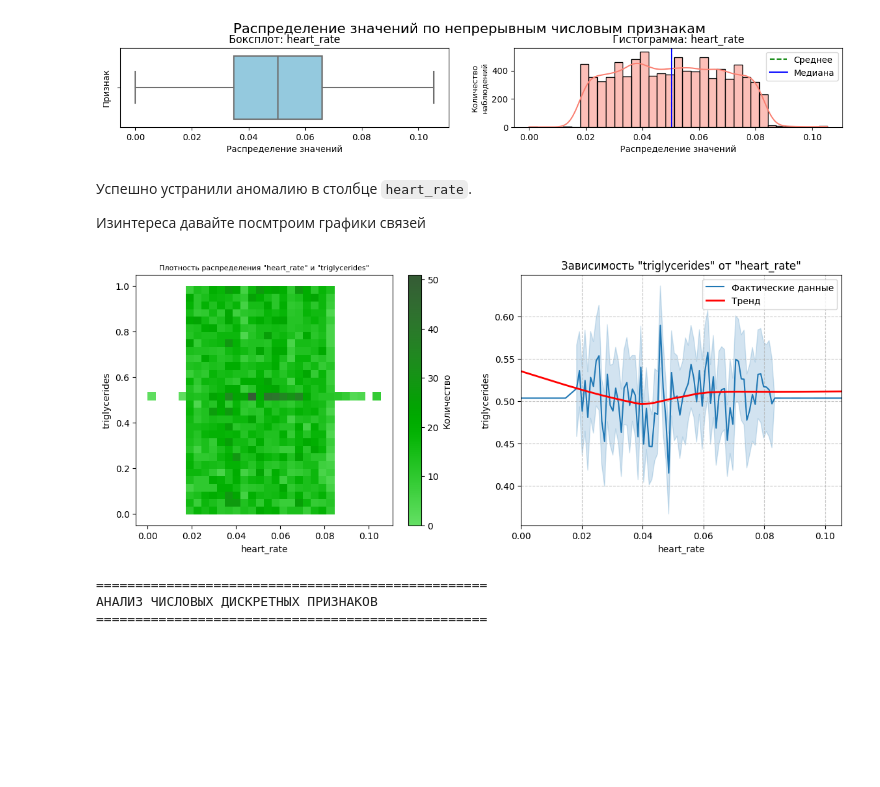
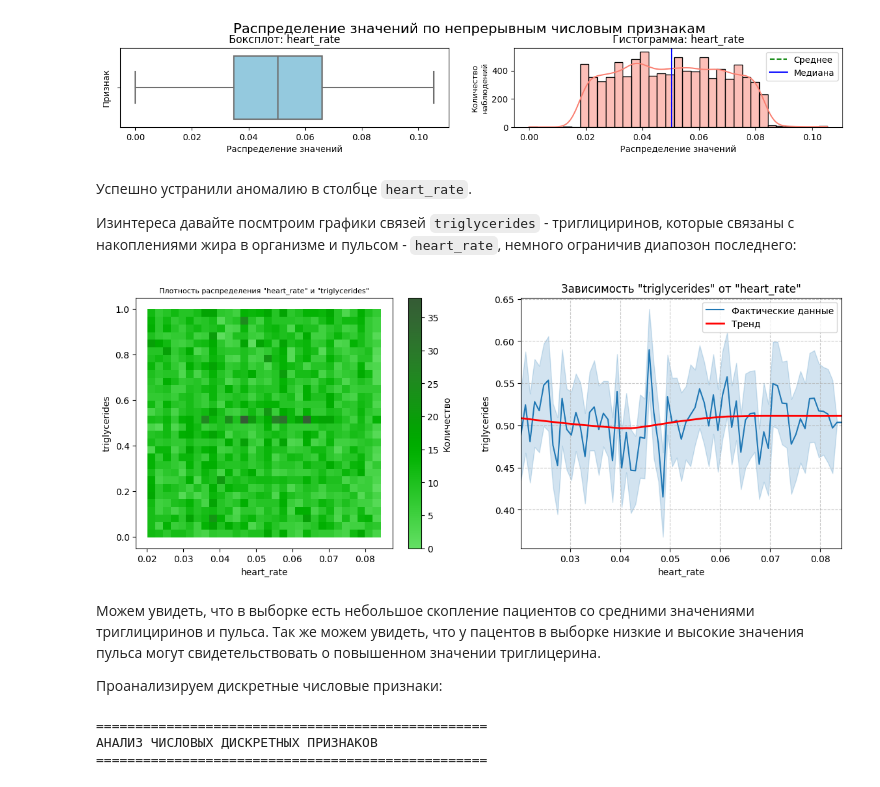
Before and after one commit to madLary/practicum-workshop-cvd-model, a Jupyter notebook: workshop-cdv-research.ipynb, the cells around one changed output. Saved outputs shown, nothing was run; the diff lists cells and outputs as text; code cells hidden in the pictures; blank space fills up the shorter version.

Commit message:
save - графики

```diff
--- a/workshop-cdv-research.ipynb
+++ b/workshop-cdv-research.ipynb
@@ -937,11 +938,15 @@ analyze_continuous_features(train, continuous_features=['heart_rate'], top=0.75)
 # %% [markdown]
 Успешно устранили аномалию в столбце `heart_rate`.
 
-Изинтереса давайте посмтроим графики связей
+Изинтереса давайте посмтроим графики связей `triglycerides` - триглициринов, которые связаны с накоплениями жира в организме и пульсом - `heart_rate`, немного ограничив диапозон последнего:
 # %%
-analyze_two_contonuous_features(train.loc[train['heart_rate'] < 0.9], X='heart_rate', Y='triglycerides')
+analyze_two_contonuous_features(train.loc[(train['heart_rate'] >= 0.02) & (train['heart_rate'] <= 0.085)], X='heart_rate', Y='triglycerides')
 # %% [output]
-[figure, old version]
+[figure, new version]
+# %% [markdown]
+Можем увидеть, что в выборке есть небольшое скопление пациентов со средними значениями триглициринов и пульса. Так же можем увидеть, что у пацентов в выборке низкие и высокие значения пульса могут свидетельствовать о повышенном значении триглицерина.
+
+Проанализируем дискретные числовые признаки:
 # %%
 analyze_discrete_features(train, discrete_features=DISCRETE_FEATURES,
                           top=0.80)
```
Also changed, not shown: parts of 2 cells of this notebook.
